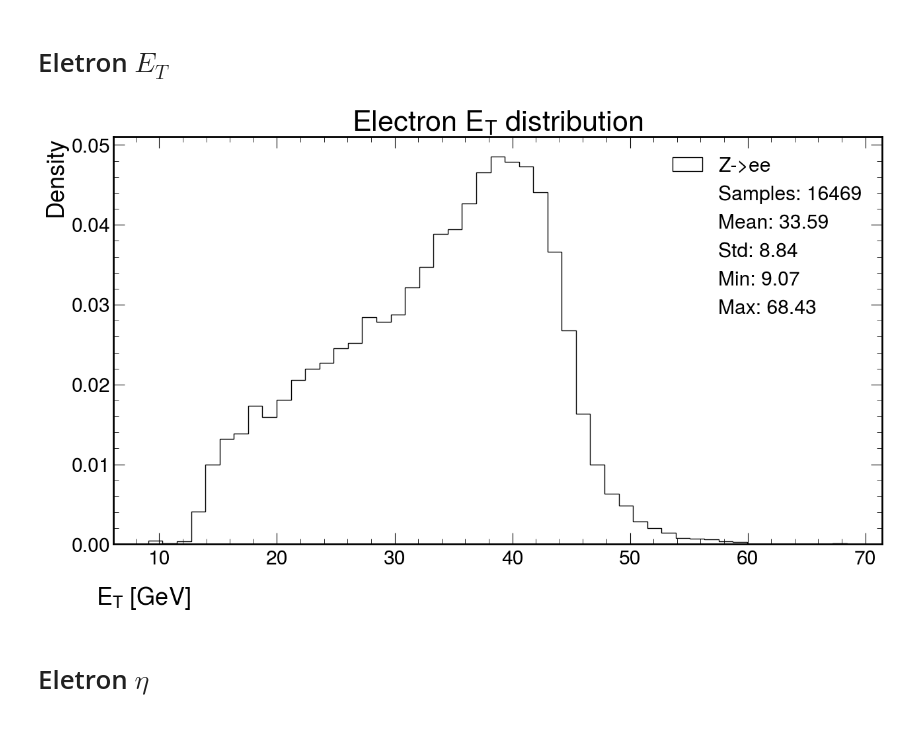
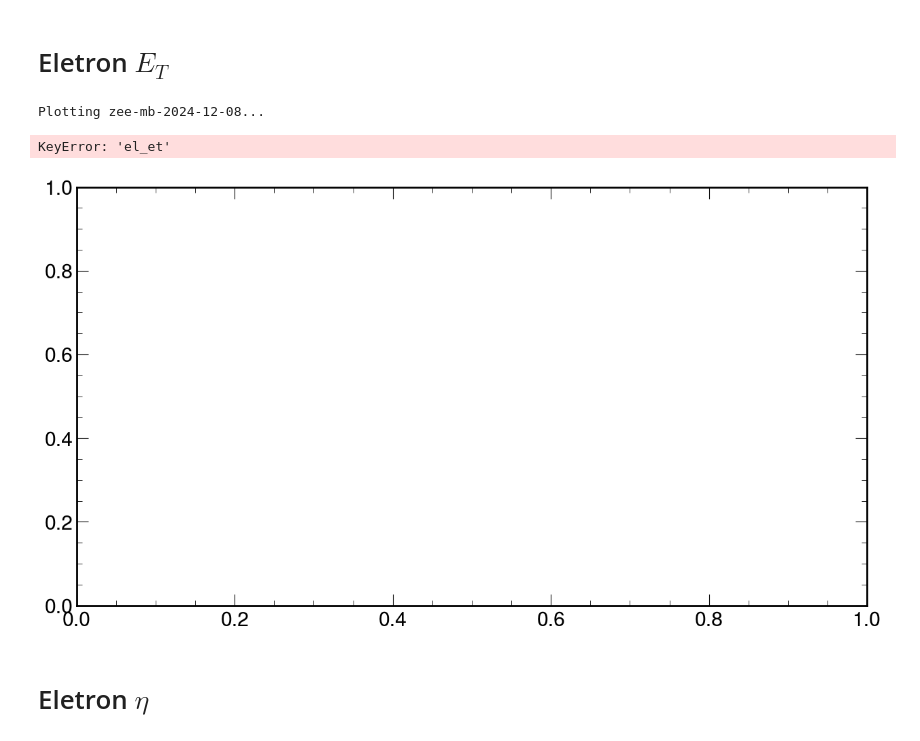
Before and after one commit to lucasbanunes/boosted-lorenzetti, a Jupyter notebook: profile_dataset.ipynb, the cells around one changed output. Saved outputs shown, nothing was run; the diff lists cells and outputs as text; code cells hidden in the pictures.

Commit message:
Updates profile_dataset.ipynb for multiple datasets

```diff
--- a/profile_dataset.ipynb
+++ b/profile_dataset.ipynb
@@ -122,7 +119,13 @@ fig.savefig(os.path.join(output_dir, 'all_rings.png'), bbox_inches='tight', dpi=
 # %% [markdown]
 # Rings Profile
 # %%
+normalize = True
 fig, ax = plt.subplots(figsize=(15, 8))
-lplt.plot_rings_profile(ntuple_pdf[rings_cols], ax, normalize=True, label=dataset.label)
-fig.savefig(os.path.join(output_dir, 'rings_profile_no_normalization.png'), bbox_inches='tight', dpi=300)
+for i, (ds_name, ds) in enumerate(datasets.items()):
+    lplt.plot_rings_profile(ds.ntuple_pdf[rings_cols], ax, normalize=normalize,
+                            label=ds.label, add_rings_labels=i==0,
+                            color=ds.color)
+normalization_str = 'normalized' if normalize else 'not_normalized'
+fig.savefig(
+    output_dir/f'rings_profile_{normalization_str}.png', bbox_inches='tight', dpi=300)
 # %% [output]
@@ -342,27 +361,35 @@ fig.savefig(os.path.join(output_dir, 'cluster_rhad_distribution.png'), bbox_inch
 # Eletron $E_T$
 # %%
 fig, ax = plt.subplots(figsize=(15, 8))
-lplt.histplot(
-    ntuple_pdf['el_et'].dropna()/1000,
-    nbins=50,
-    ax=ax,
-    metrics=True,
-    ax_set=dict(
-        xlabel=r'$E_T$ [GeV]',
-        ylabel='Density',
-        title=r'Electron $E_T$ distribution',
-    ),
-    hist_kwargs=dict(
-        histtype='step',
-        label=dataset.label,
-        color='k',
-        density=True
+for i, (ds_name, ds) in enumerate(datasets.items()):
+    print(f'Plotting {ds_name}...')
+    lplt.histplot(
+        ds.ntuple_pdf['el_et'].dropna()/1000,
+        nbins=50,
+        ax=ax,
+        metrics=True,
+        ax_set=dict(
+            xlabel=r'$E_T$ [GeV]',
+            ylabel='Density',
+            title=r'Electron $E_T$ distribution',
+        ),
+        legend_keargs=dict(
+            ncols=2
+        ),
+        hist_kwargs=dict(
+            histtype='step',
+            label=ds.label,
+            color=ds.color,
+            density=True,
+            alpha=0.25
+        )
     )
-)
 ax.xaxis.set_label_coords(0.1, -0.1)
-fig.savefig(os.path.join(output_dir, 'electron_et_distribution.png'), bbox_inches='tight', dpi=300)
+fig.savefig(output_dir/'electron_et_distribution.png', bbox_inches='tight', dpi=300)
 # %% [output]
+Plotting zee-mb-2024-12-08...
+KeyError: 'el_et'
-[figure, old version]
+[figure, new version]
 # %% [markdown]
 # Eletron $\eta$
 # %%
```
Also changed, not shown: parts of 17 cells of this notebook.
